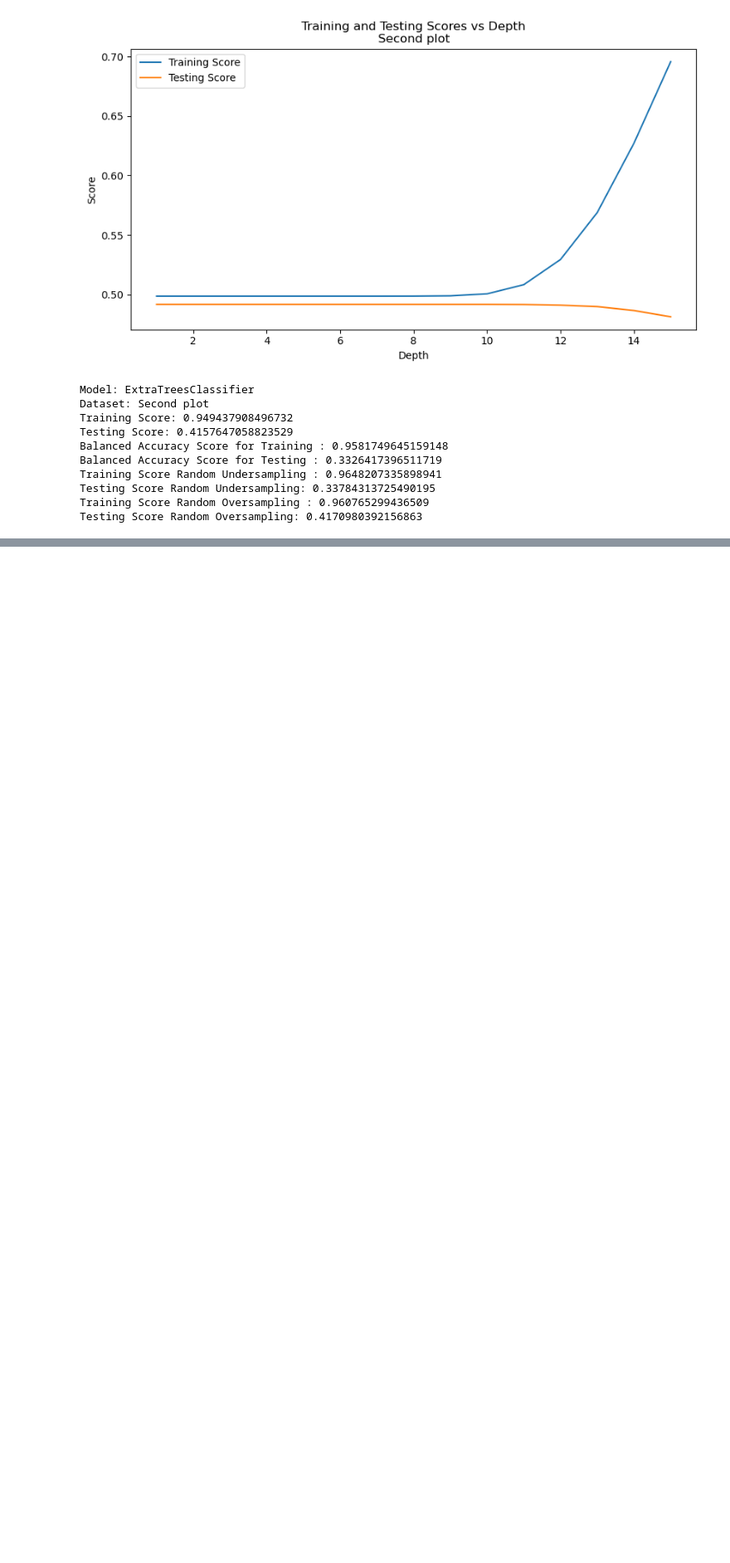
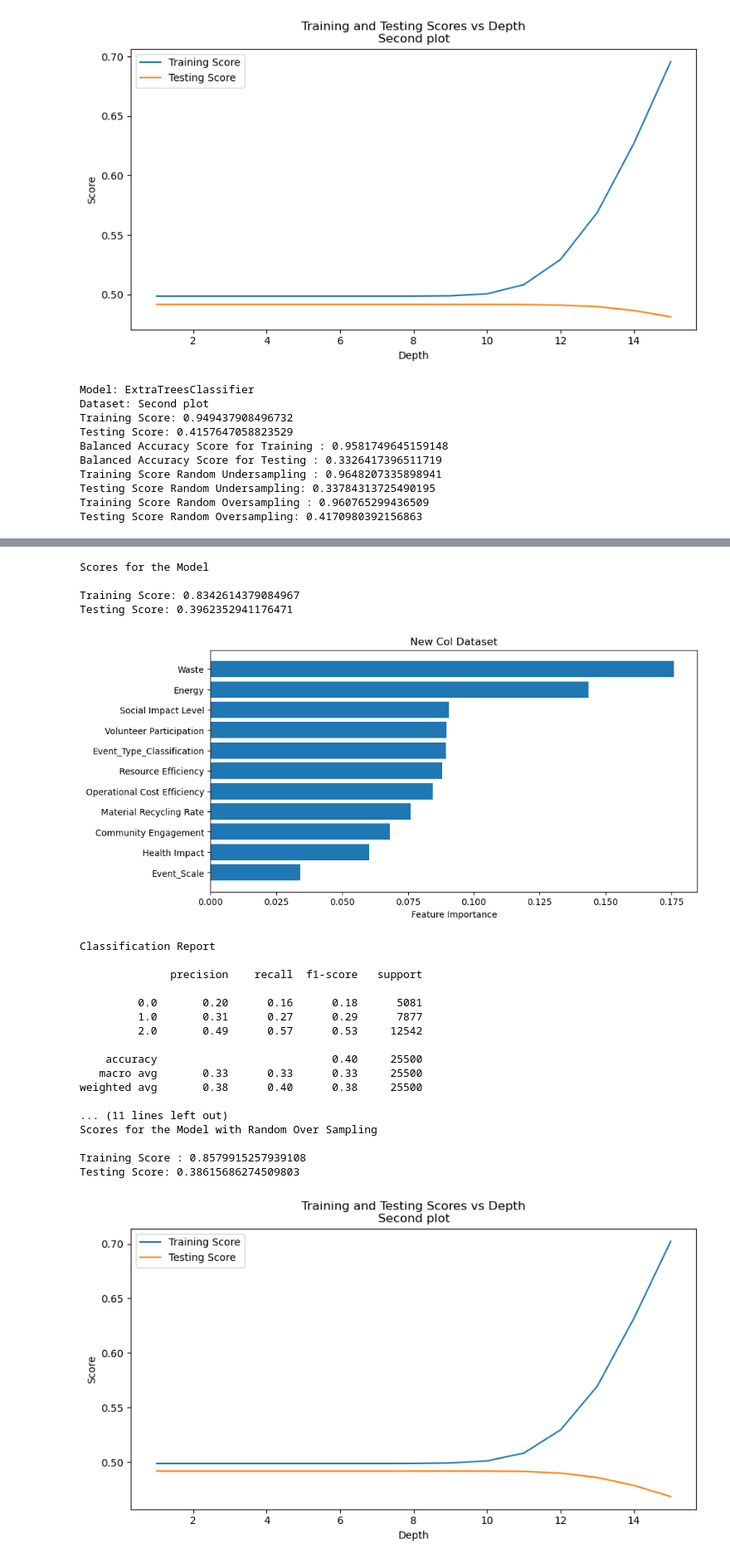
Before and after one commit to DLeifert1007/Project2, a Jupyter notebook: testing_amar.ipynb, the cells around one changed output, grey strips where cells are left out. Shown at 83% size. Saved outputs shown, nothing was run; the diff lists cells and outputs as text; code cells hidden in the pictures; blank space fills up the shorter version.

```diff
--- a/testing_amar.ipynb
+++ b/testing_amar.ipynb
@@ -471,0 +534,10 @@ Testing Score Random Oversampling: 0.4170980392156863
+# %%
+
+
+# create a new feature "Waste"  that represents the mean of the existing features - Waste Generation and Water Usage
+df_new['Event_Type_Classification'] = df_new[['Event Focus_Health-Oriented', 'Event Focus_Recreational', 'Event Focus_Youth-Focused','Event Type Classification_Youth-Focused','Event Type Classification_Recreational','Event Type Classification_Health-Oriented']].mean(axis=1)
+# create a new feature "Energy" that represents the mean of the existing features - Energy Usage and CO2 Emissions
+
+df_new['Event_Scale'] = df_new[['Event Scale_Regional', 'Event Scale_National']].mean(axis=1)
+
+df_new.head()
@@ -471,0 +551,4 @@ Testing Score Random Oversampling: 0.4170980392156863
+# %%
+# drop the Event Focus_Health-Oriented, Event Focus_Recreational, Event Focus_Youth-Focused, Event Type Classification_Youth-Focused, Event Type Classification_Recreational, Event Type Classification_Health-Oriented, Event Scale_Regional, and Event Scale_National columns
+df_new = df_new.drop(['Event Focus_Health-Oriented', 'Event Focus_Recreational', 'Event Focus_Youth-Focused','Event Type Classification_Youth-Focused','Event Type Classification_Recreational','Event Type Classification_Health-Oriented','Event Scale_Regional','Event Scale_National'], axis=1)
+df_new.head()
@@ -471,0 +562,30 @@ Testing Score Random Oversampling: 0.4170980392156863
+# %%
+# extra trees classifier
+X = df_new.drop('Sustainability Score', axis=1)
+y = df_new['Sustainability Score']
+
+extratreesclassifier_model(X, y, 42, 'New Col Dataset', 'Second plot')
+# %% [output]
+Scores for the Model
+
+Training Score: 0.8342614379084967
+Testing Score: 0.3962352941176471
+[figure, added]
+Classification Report
+
+              precision    recall  f1-score   support
+
+         0.0       0.20      0.16      0.18      5081
+         1.0       0.31      0.27      0.29      7877
+         2.0       0.49      0.57      0.53     12542
+
+    accuracy                           0.40     25500
+   macro avg       0.33      0.33      0.33     25500
+weighted avg       0.38      0.40      0.38     25500
+
+... (11 lines left out)
+Scores for the Model with Random Over Sampling
+
+Training Score : 0.8579915257939108
+Testing Score: 0.38615686274509803
+[figure, added]
```
Also changed, not shown: parts of 7 cells of this notebook, 13 other files.
